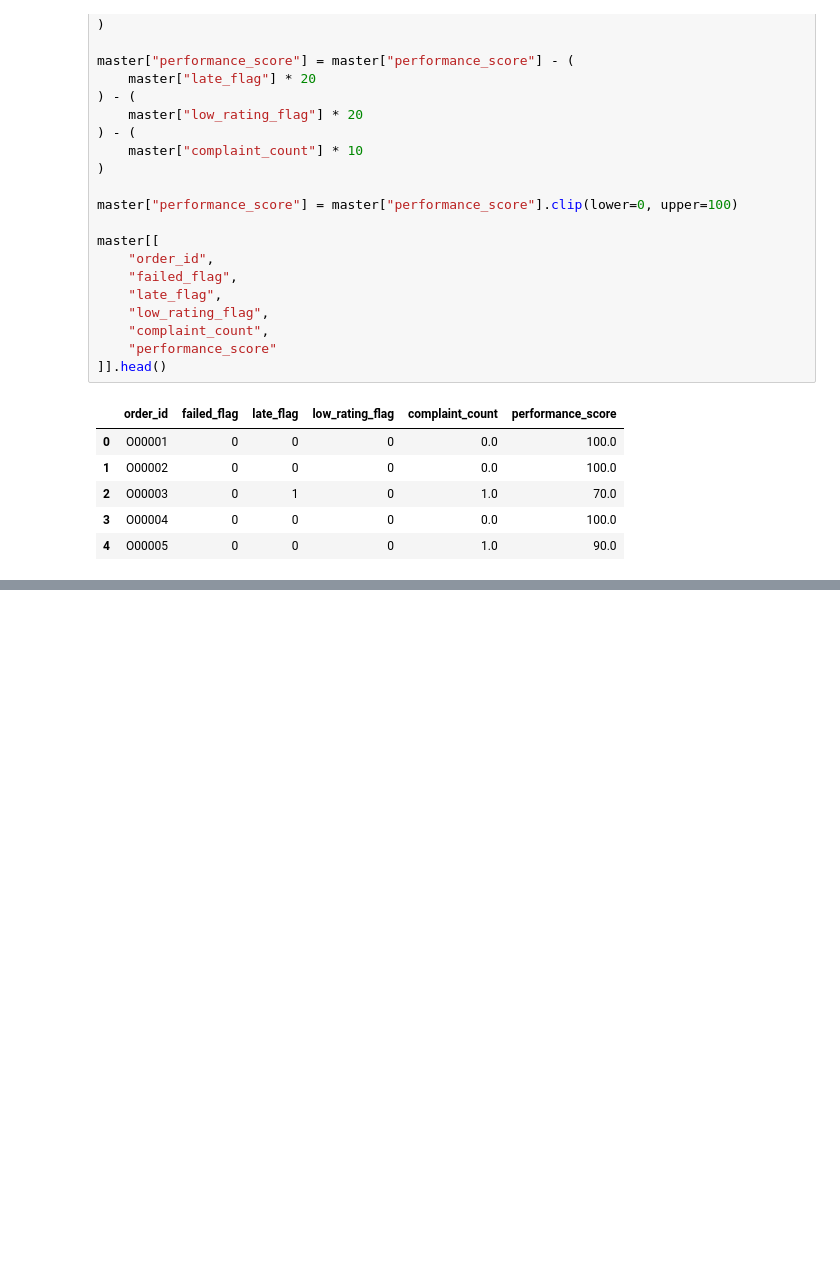
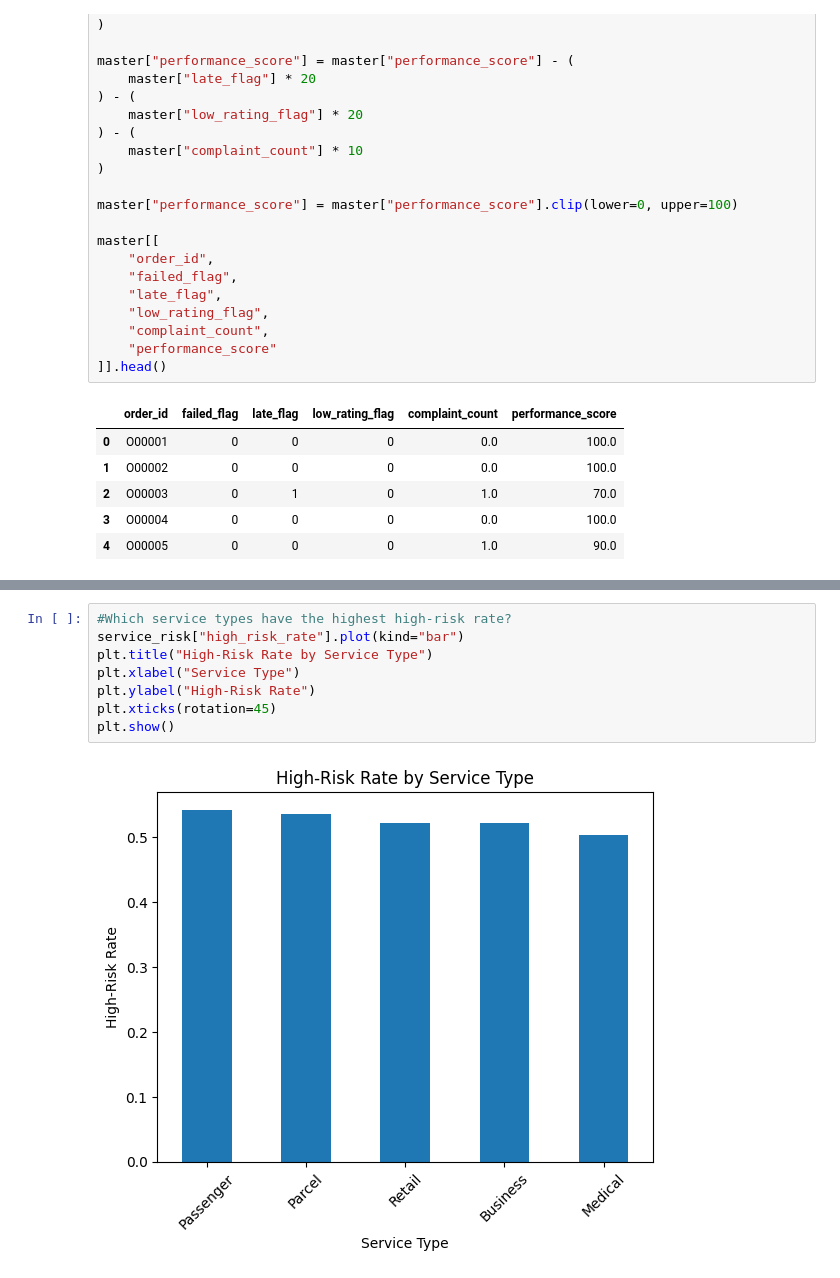
Before and after one commit to Nausheen1295/NorthStar-Coursework, a Jupyter notebook: notebooks/Section_2_Python/03_python.ipynb, the cells around one changed output, grey strips where cells are left out. Drawn from its saved outputs; the diff is of its cells as text; blank space fills up the shorter version.

```diff
--- a/notebooks/Section_2_Python/03_python.ipynb
+++ b/notebooks/Section_2_Python/03_python.ipynb
@@ -1009,0 +1323,10 @@ master[[
+# %%
+#Which service types have the highest high-risk rate?
+service_risk["high_risk_rate"].plot(kind="bar")
+plt.title("High-Risk Rate by Service Type")
+plt.xlabel("Service Type")
+plt.ylabel("High-Risk Rate")
+plt.xticks(rotation=45)
+plt.show()
+# %% [output]
+[figure, added]
```
Also changed, not shown: parts of 20 cells of this notebook.
